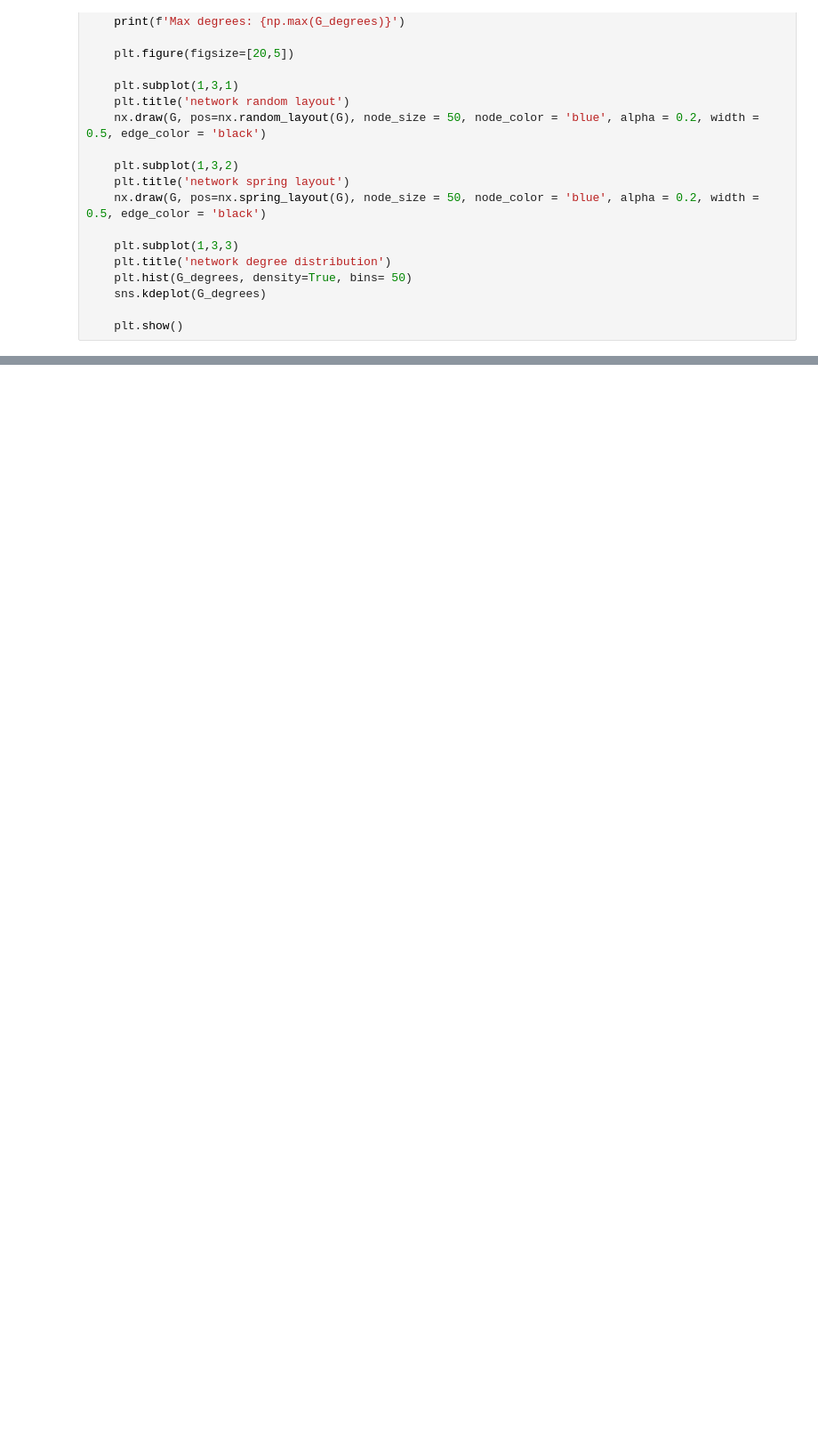
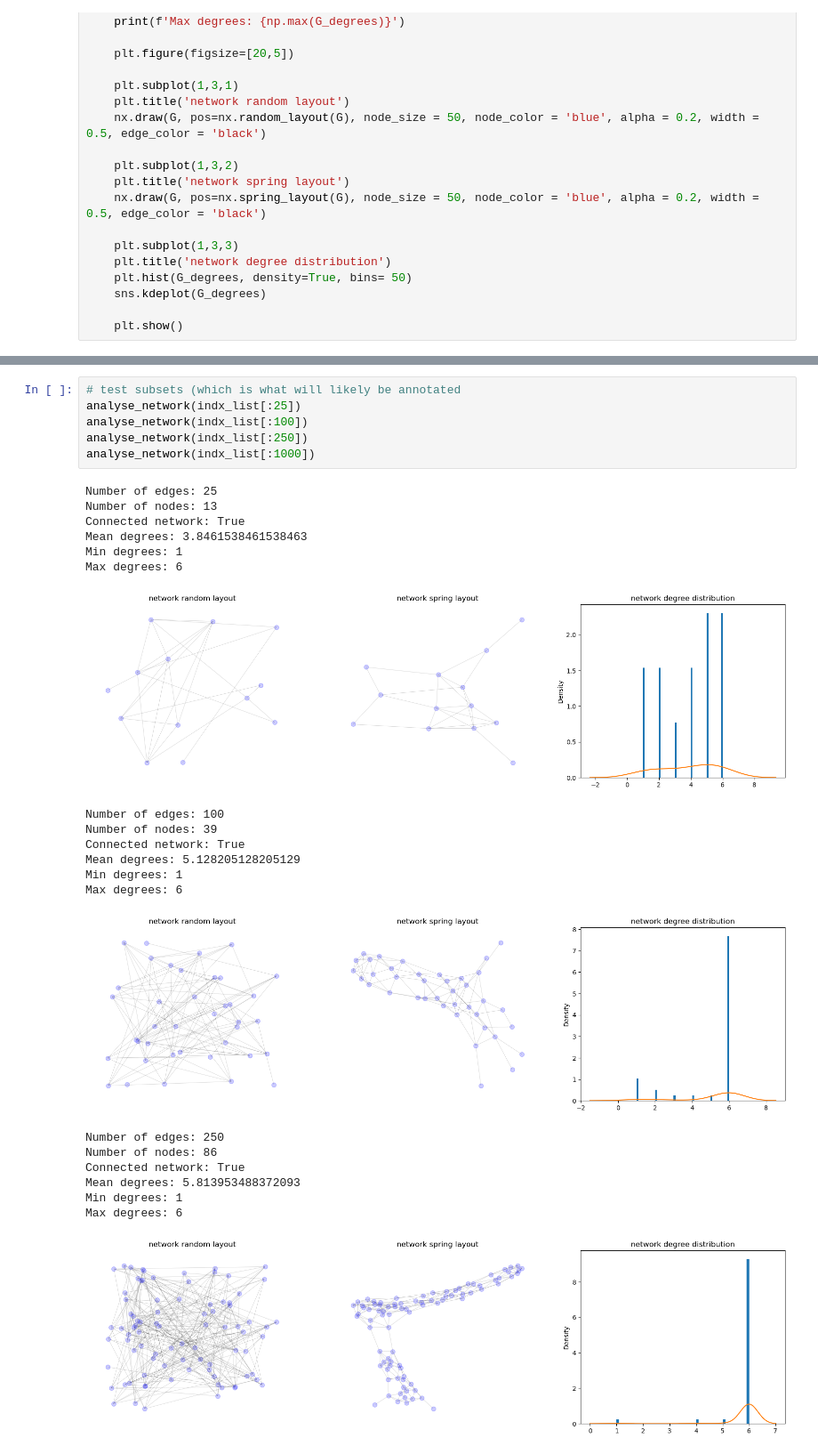
Before and after one commit to Polichinel/imgRanker, a Jupyter notebook: gen_preGen_pairList.ipynb, the cells around one changed output, grey strips where cells are left out. Shown at 89% size. Cells and saved outputs as stored; diff of their text form; blank space fills up the shorter version.

```diff
--- a/gen_preGen_pairList.ipynb
+++ b/gen_preGen_pairList.ipynb
@@ -156,0 +176,28 @@ Max degrees: 6
+# %%
+# test subsets (which is what will likely be annotated
+analyse_network(indx_list[:25])
+analyse_network(indx_list[:100])
+analyse_network(indx_list[:250])
+analyse_network(indx_list[:1000])
+# %% [output]
+Number of edges: 25
+Number of nodes: 13
+Connected network: True
+Mean degrees: 3.8461538461538463
+Min degrees: 1
+Max degrees: 6
+[figure, added]
+Number of edges: 100
+Number of nodes: 39
+Connected network: True
+Mean degrees: 5.128205128205129
+Min degrees: 1
+Max degrees: 6
+[figure, added]
+Number of edges: 250
+Number of nodes: 86
+Connected network: True
+Mean degrees: 5.813953488372093
+Min degrees: 1
+Max degrees: 6
+[figure, added]
```
Also changed, not shown: parts of 6 cells of this notebook.
